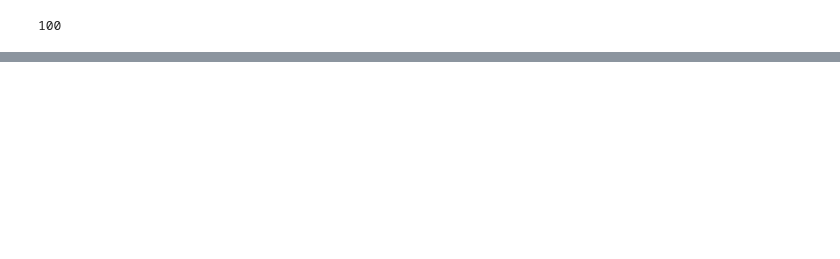
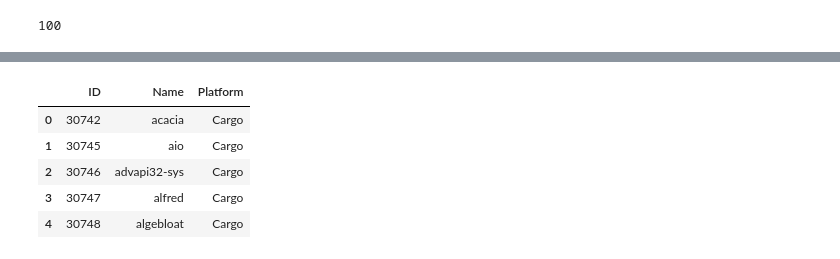
Before and after one commit to oscoin/osrank, a Jupyter notebook: osrank-analysis.ipynb, the cells around one changed output, grey strips where cells are left out. Drawn from its saved outputs; the diff is of its cells as text; code cells hidden in the pictures; blank space fills up the shorter version.

```diff
--- a/osrank-analysis.ipynb
+++ b/osrank-analysis.ipynb
@@ -65,0 +72,10 @@ df_deps_downloads.to_csv('data/cargo-osrank-analysis.csv', index= False)
+# %%
+df_deps_meta = pd.read_csv('data/cargo-dependencies-meta.csv', delimiter=',');
+df_deps_meta.head()
+# %% [output]
+|  | ID | Name | Platform |
+| 0 | 30742 | acacia | Cargo |
+| 1 | 30745 | aio | Cargo |
+| 2 | 30746 | advapi32-sys | Cargo |
+| 3 | 30747 | alfred | Cargo |
+| 4 | 30748 | algebloat | Cargo |
```
Also changed, not shown: parts of 14 cells of this notebook.
